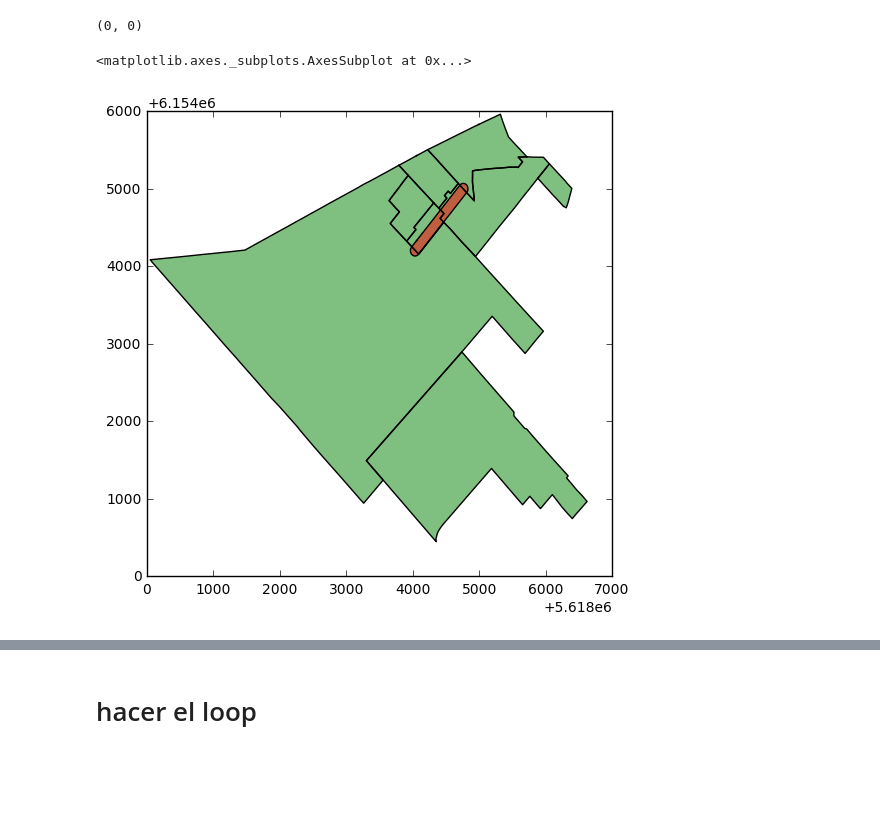
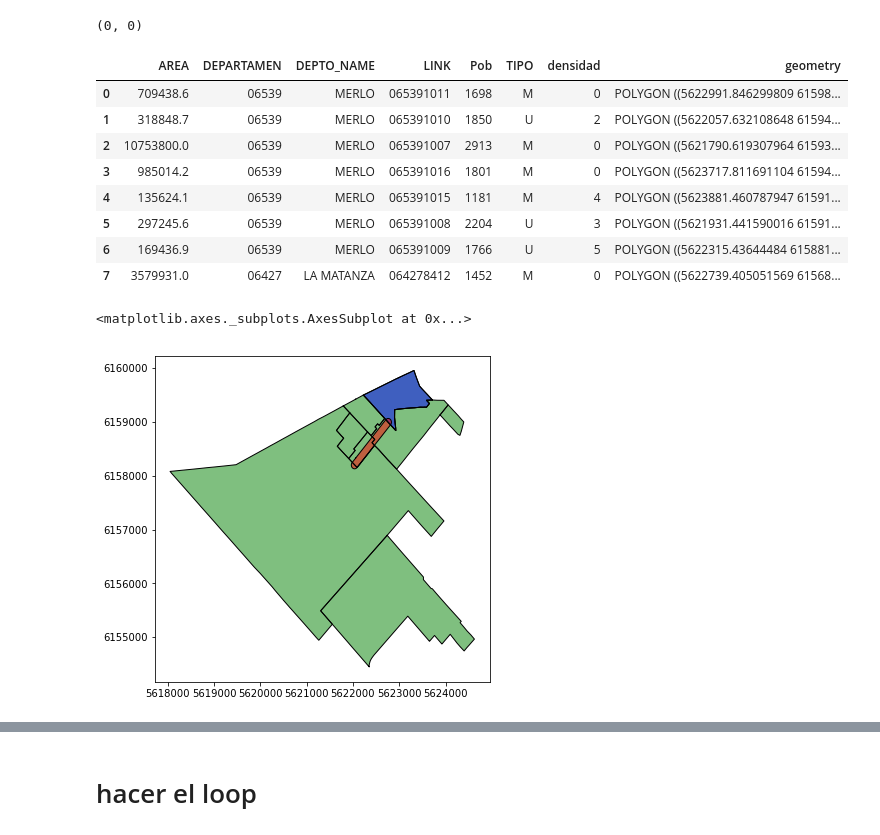
Before and after one commit to alephcero/thesis, a Jupyter notebook: src/crearCartografiaAGBA.ipynb, the cells around one changed output, grey strips where cells are left out. Cells and saved outputs as stored; diff of their text form; code cells hidden in the pictures; blank space fills up the shorter version.

```diff
--- a/src/crearCartografiaAGBA.ipynb
+++ b/src/crearCartografiaAGBA.ipynb
@@ -285,14 +289,27 @@ calleConectada2 = gpd.read_file('dataPrueba/calleConConexion2.shp')
 calleConectada2['buffer'] = calleConectada2.geometry.buffer(70)
 calleConectada2.drop(['geometry'],axis=1,inplace=True)
 calleConectada2.columns = [u'highway', u'geometry']
+# %%
+radiosSel
+# %% [output]
+|  | AREA | DEPARTAMEN | DEPTO_NAME | LINK | Pob | TIPO | densidad | geometry |
+| 0 | 709438.6 | 06539 | MERLO | 065391011 | 1698 | M | 0 | POLYGON ((5622991.846299809 61598... |
+| 1 | 318848.7 | 06539 | MERLO | 065391010 | 1850 | U | 2 | POLYGON ((5622057.632108648 61594... |
+| 2 | 10753800.0 | 06539 | MERLO | 065391007 | 2913 | M | 0 | POLYGON ((5621790.619307964 61593... |
+| 3 | 985014.2 | 06539 | MERLO | 065391016 | 1801 | M | 0 | POLYGON ((5623717.811691104 61594... |
+| 4 | 135624.1 | 06539 | MERLO | 065391015 | 1181 | M | 4 | POLYGON ((5623881.460787947 61591... |
+| 5 | 297245.6 | 06539 | MERLO | 065391008 | 2204 | U | 3 | POLYGON ((5621931.441590016 61591... |
+| 6 | 169436.9 | 06539 | MERLO | 065391009 | 1766 | U | 5 | POLYGON ((5622315.43644484 615881... |
+| 7 | 3579931.0 | 06427 | LA MATANZA | 064278412 | 1452 | M | 0 | POLYGON ((5622739.405051569 61568... |
 # %%
 fig = plt.figure(figsize=(6,6))
 ax = fig.add_subplot(1,1,1)
 radiosSel.plot(ax=ax,color='green')
+radiosSel.loc[radiosSel.LINK == '065391011',:].plot(ax=ax,color='blue')
 calleConectada2.plot(ax=ax,color='RED')
 # %% [output]
 <matplotlib.axes._subplots.AxesSubplot at 0x...>
-[figure, old version]
+[figure, new version]
 # %%
 intersec2 = gpd.overlay(radiosSel, calleConectada2, how='intersection')
 intersec2
```
Also changed, not shown: parts of 21 cells of this notebook.
